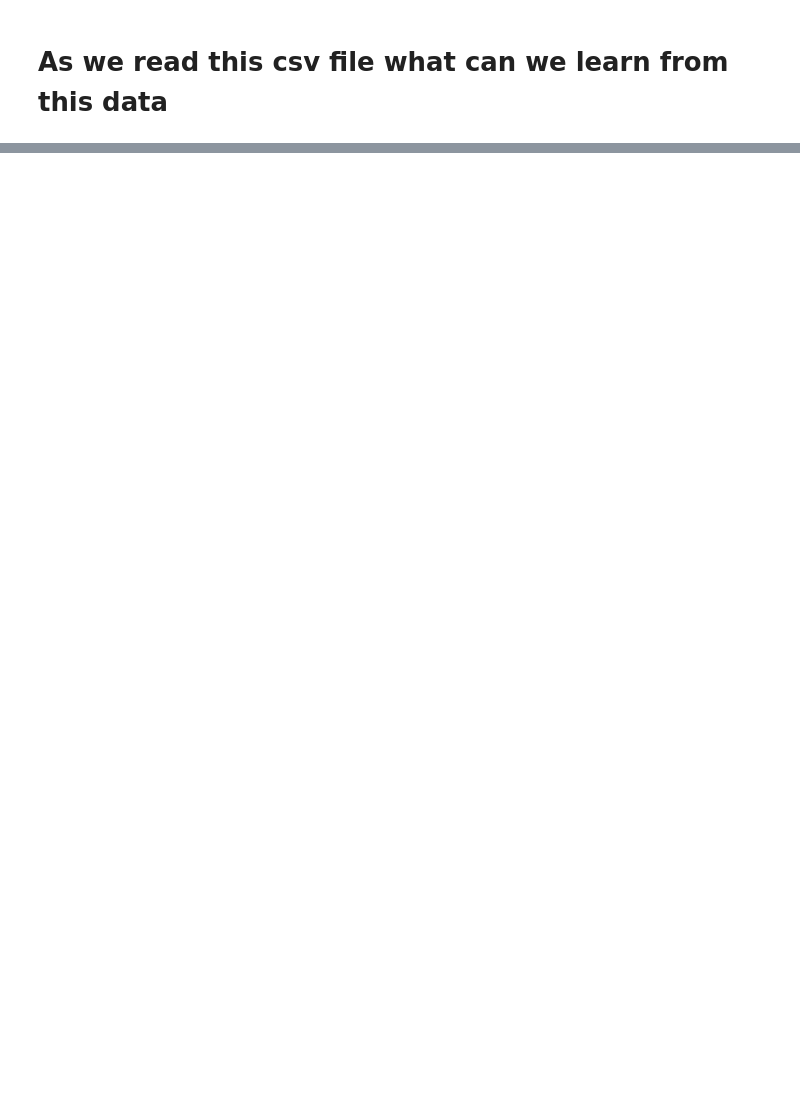
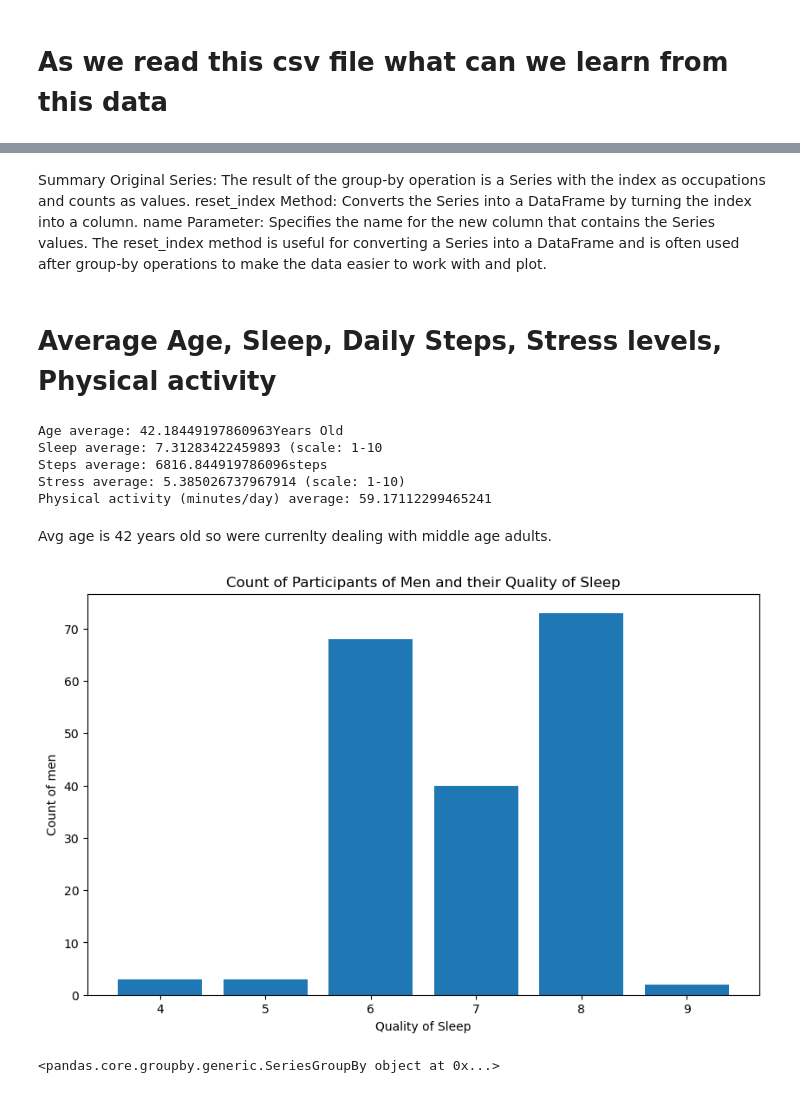
Before and after one commit to EverC0/DataProj, a Jupyter notebook: data_practice.ipynb, the cells around one changed output, grey strips where cells are left out. Drawn from its saved outputs; the diff is of its cells as text; code cells hidden in the pictures; blank space fills up the shorter version.

```diff
--- a/data_practice.ipynb
+++ b/data_practice.ipynb
@@ -88,0 +165,54 @@ df = pd.read_csv("/Users/evercampos/DataS/Sleep_health_and_lifestyle_dataset.csv
+# %% [markdown]
+Summary
+Original Series: The result of the group-by operation is a Series with the index as occupations and counts as values.
+reset_index Method: Converts the Series into a DataFrame by turning the index into a column.
+name Parameter: Specifies the name for the new column that contains the Series values.
+The reset_index method is useful for converting a Series into a DataFrame and is often used after group-by operations to make the data easier to work with and plot.
+# %% [markdown]
+# Average Age, Sleep, Daily Steps, Stress levels, Physical activity
+# %%
+age_avg = np.average(df["Age"])
+print("Age average: " + str(age_avg) + "Years Old")
+
+sleep_avg = np.average(df["Quality of Sleep"])
+print("Sleep average: " + str(sleep_avg) + " (scale: 1-10)")
+
+steps_avg = np.average(df["Daily Steps"])
+print("Steps average: " + str(steps_avg) + "steps")
+
+stress_avg = np.average(df["Stress Level"])
+print("Stress average: " + str(stress_avg) + " (scale: 1-10)")
+
+phys_avg = np.average(df["Physical Activity Level"])
+print("Physical activity (minutes/day) average: " + str(phys_avg))
+# %% [output]
+Age average: 42.18449197860963Years Old
+Sleep average: 7.31283422459893 (scale: 1-10
+Steps average: 6816.844919786096steps
+Stress average: 5.385026737967914 (scale: 1-10)
+Physical activity (minutes/day) average: 59.17112299465241
+# %% [markdown]
+Avg age is 42 years old so were currenlty dealing with middle age adults.
+# %%
+# print(df[df["Gender"] == "Male"].groupby("Quality of Sleep")["Gender"].count()) # will see sleep qulaity and occupation
+
+occupation_counts = df[df["Gender"] == "Male"].groupby("Quality of Sleep")["Gender"].count()
+
+# Convert to DataFrame
+occupation_counts = occupation_counts.reset_index(name="Count")
+
+# Plot using Matplotlib
+plt.figure(figsize=(10, 6))
+plt.bar(occupation_counts["Quality of Sleep"], occupation_counts["Count"])
+plt.xlabel("Quality of Sleep")
+plt.ylabel("Count of men")
+plt.title("Count of Participants of Men and their Quality of Sleep")
+plt.xticks(rotation=0)  # Rotate x-axis labels for better readability
+plt.show()
+# %% [output]
+[figure, added]
+# %%
+men_avg_sleep = df.groupby(df["Gender"] == "Male")["Quality of Sleep"]
+men_avg_sleep
+# %% [output]
+<pandas.core.groupby.generic.SeriesGroupBy object at 0x...>
```
Also changed, not shown: parts of 12 cells of this notebook.
